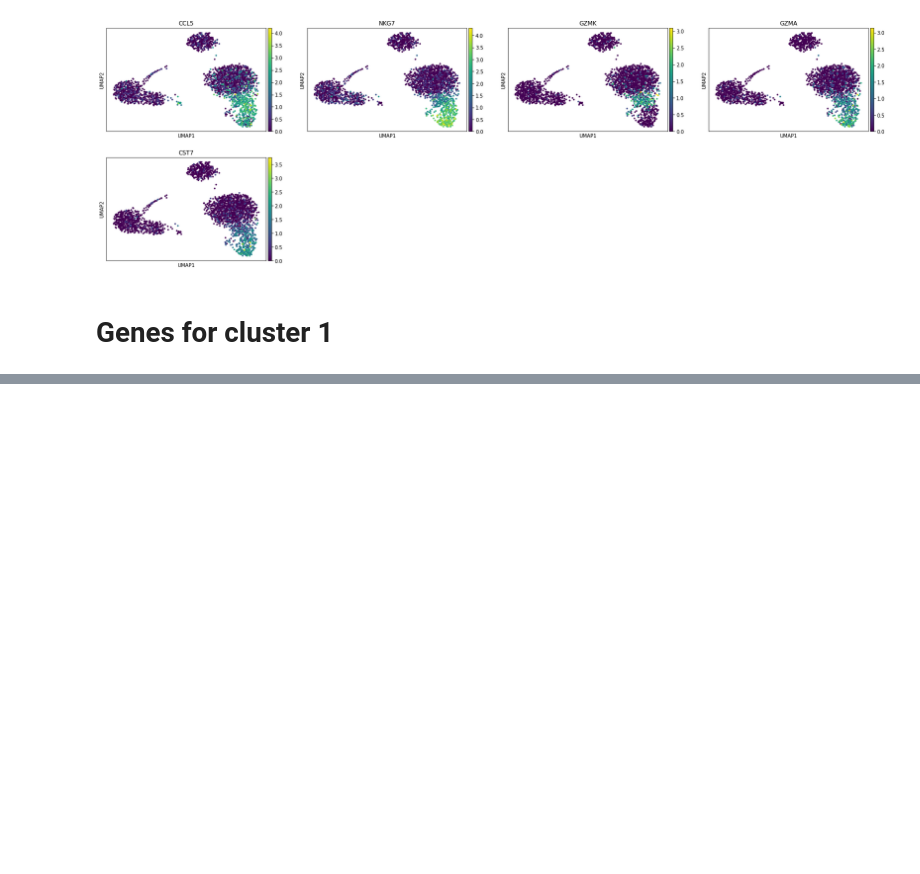
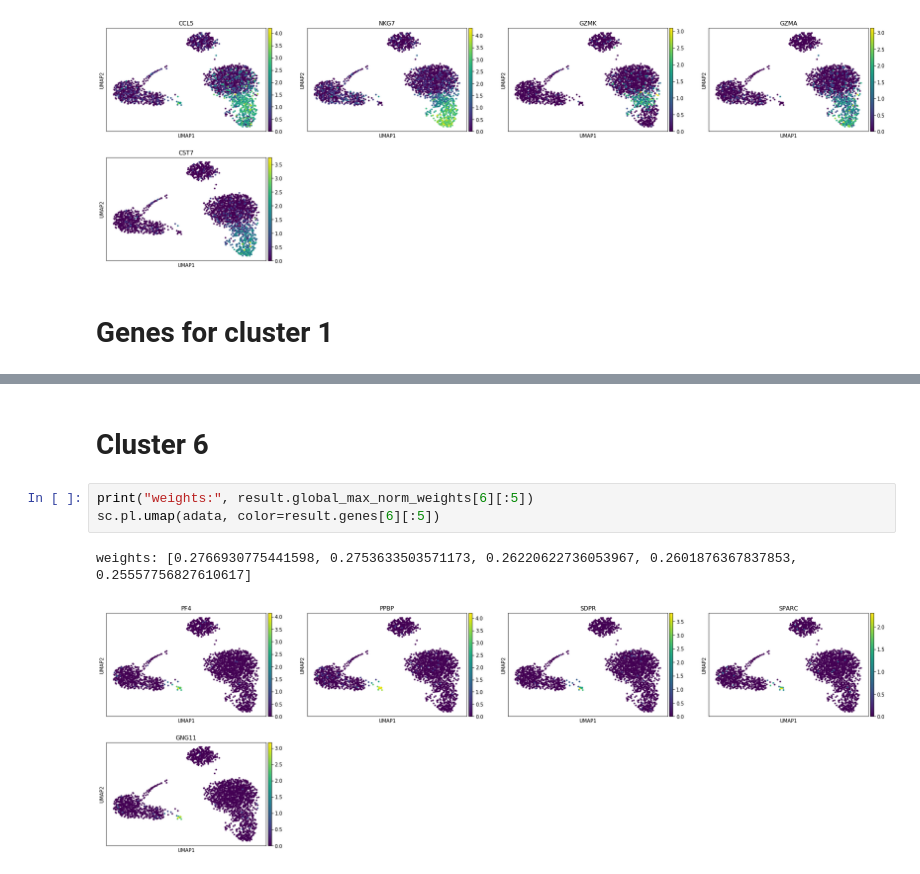
Before and after one commit to tariqdaouda/pcamodules, a Jupyter notebook: demos/pcamodules_demo.ipynb, the cells around one changed output, grey strips where cells are left out. Cells and saved outputs as stored; diff of their text form; blank space fills up the shorter version.

```diff
--- a/demos/pcamodules_demo.ipynb
+++ b/demos/pcamodules_demo.ipynb
@@ -54,0 +92,8 @@ weights: [1.0, 0.798719272383463, 0.7221169969960451, 0.7116537413790083, 0.7049
+# %% [markdown]
+# Cluster 6
+# %%
+print("weights:", result.global_max_norm_weights[6][:5])
+sc.pl.umap(adata, color=result.genes[6][:5])
+# %% [output]
+weights: [0.2766930775441598, 0.2753633503571173, 0.26220622736053967, 0.2601876367837853, 0.25557756827610617]
+[figure, added]
```
Also changed, not shown: parts of 11 cells of this notebook, 1 other file.
